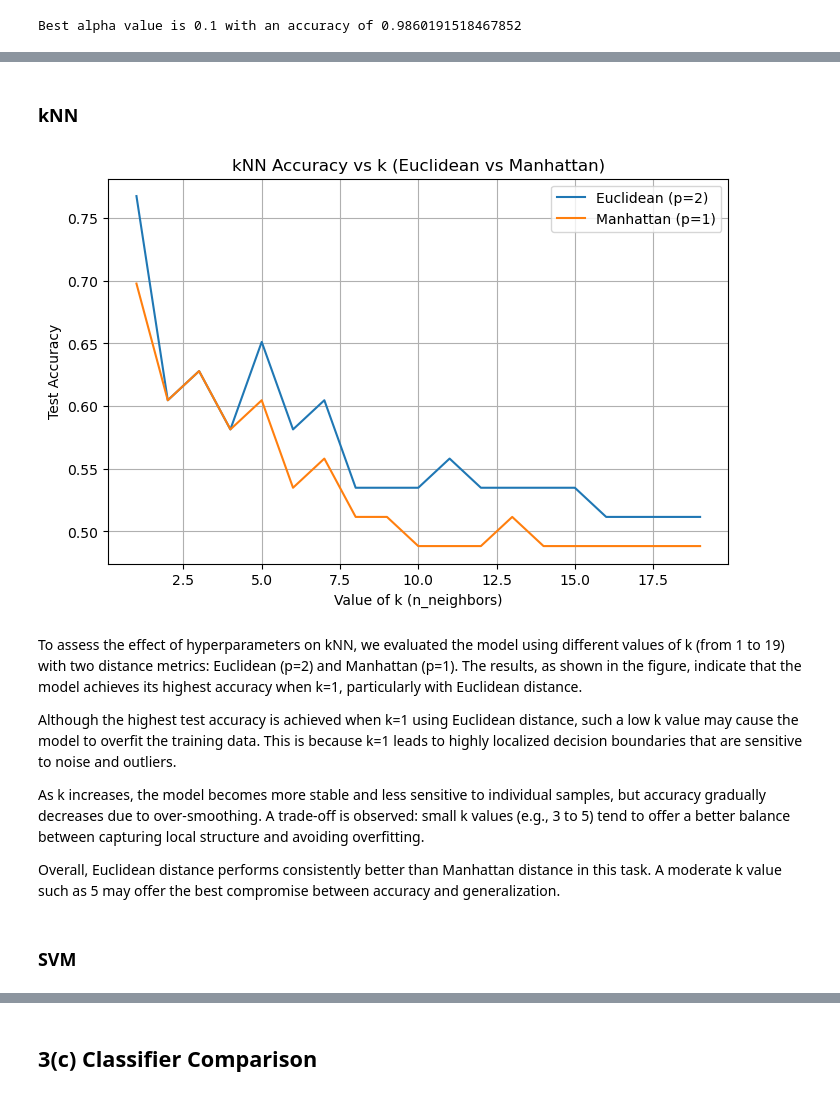
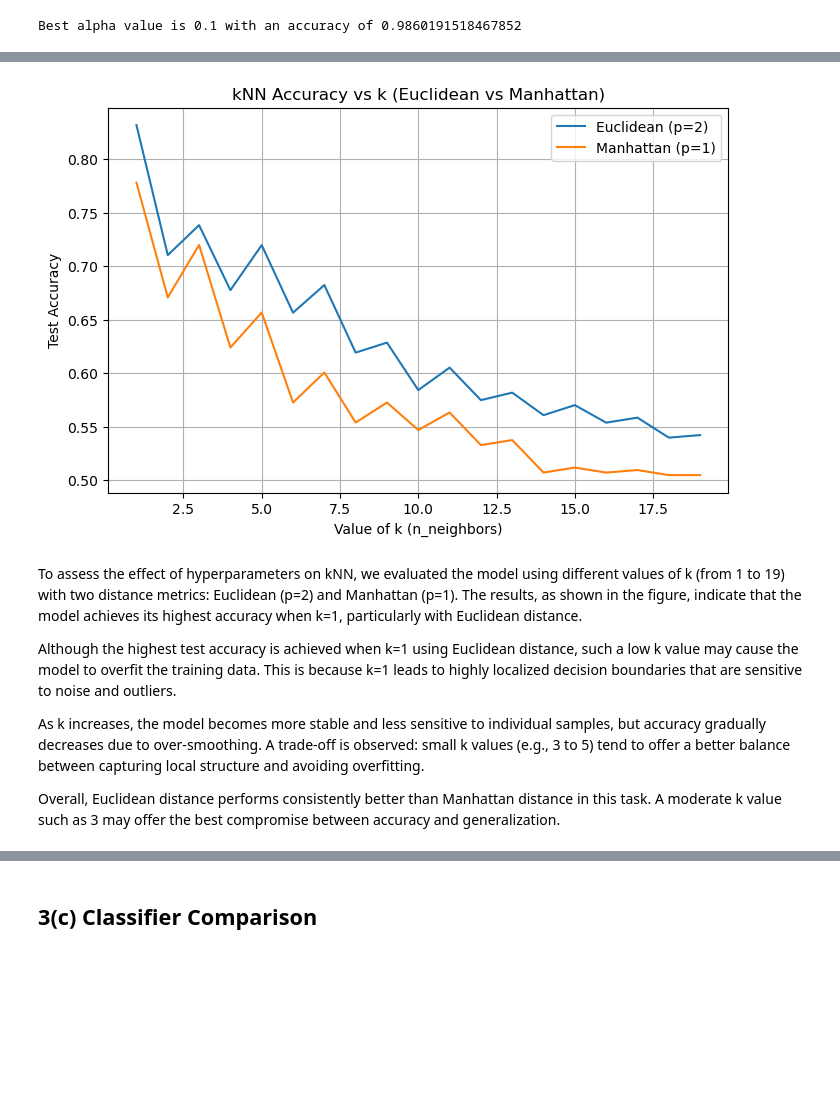
Before and after one commit to eand640/361assignment3, a Jupyter notebook: 361assignment3.ipynb, the cells around one changed output, grey strips where cells are left out. Drawn from its saved outputs; the diff is of its cells as text; code cells hidden in the pictures; blank space fills up the shorter version.

```diff
--- a/361assignment3.ipynb
+++ b/361assignment3.ipynb
@@ -135,12 +131,10 @@ The list of the top 20 words that maximise the P(Xw = 1|Y = y)/P(Xw = 1|Y != y)
 # %%
 #kNN code goes here
 
-# y = df['Category']
-# knn_classifier = KNeighborsClassifier(n_neighbors=3)
-# knn_classifier.fit(X, y)
+y = df['Category']
 
 # Using k = 5 and Manhattan distance
-knn = KNeighborsClassifier(n_neighbors=5, metric='manhattan', p=1)
+knn = KNeighborsClassifier(n_neighbors=5, metric='minkowski', p=1)
 
 # Fit
 knn.fit(X, y)
@@ -439,34 +390,30 @@ The hyperparameter alpha is used in Laplace smoothing, it controls how sensitive
-# %% [markdown]
-### kNN
 # %%
-# KNN
+# knn 3b
+
 k_range = range(1, 20)
-acc_euclidean = []
-acc_manhattan = []
+cv_scores_euclidean = []
+cv_scores_manhattan = []
 
 for k in k_range:
-
     knn_eu = KNeighborsClassifier(n_neighbors=k, metric='minkowski', p=2)
-    knn_eu.fit(X_train, y_train)
-    y_pred_eu = knn_eu.predict(X_test)
-    acc_euclidean.append(accuracy_score(y_test, y_pred_eu))
+    scores_eu = cross_val_score(knn_eu, X, y, cv=5, scoring='accuracy')
+    cv_scores_euclidean.append(np.mean(scores_eu))
 
     knn_man = KNeighborsClassifier(n_neighbors=k, metric='minkowski', p=1)
-    knn_man.fit(X_train, y_train)
-    y_pred_man = knn_man.predict(X_test)
-    acc_manhattan.append(accuracy_score(y_test, y_pred_man))
+    scores_man = cross_val_score(knn_man, X, y, cv=5, scoring='accuracy')
+    cv_scores_manhattan.append(np.mean(scores_man))
 
 plt.figure(figsize=(8,5))
-plt.plot(k_range, acc_euclidean, label='Euclidean (p=2)')
-plt.plot(k_range, acc_manhattan, label='Manhattan (p=1)')
+plt.plot(k_range, cv_scores_euclidean, label='Euclidean (p=2)')
+plt.plot(k_range, cv_scores_manhattan, label='Manhattan (p=1)')
 plt.xlabel("Value of k (n_neighbors)")
 plt.ylabel("Test Accuracy")
 plt.title("kNN Accuracy vs k (Euclidean vs Manhattan)")
 plt.legend()
 plt.grid(True)
 plt.show()
 # %% [output]
-[figure, old version]
+[figure, new version]
 # %% [markdown]
 To assess the effect of hyperparameters on kNN, we evaluated the model using different values of k (from 1 to 19) with two distance metrics: Euclidean (p=2) and Manhattan (p=1). The results, as shown in the figure, indicate that the model achieves its highest accuracy when k=1, particularly with Euclidean distance.
 
@@ -474,6 +421,4 @@ Although the highest test accuracy is achieved when k=1 using Euclidean distance
 
 As k increases, the model becomes more stable and less sensitive to individual samples, but accuracy gradually decreases due to over-smoothing. A trade-off is observed: small k values (e.g., 3 to 5) tend to offer a better balance between capturing local structure and avoiding overfitting.
 
-Overall, Euclidean distance performs consistently better than Manhattan distance in this task. A moderate k value such as 5 may offer the best compromise between accuracy and generalization.
+Overall, Euclidean distance performs consistently better than Manhattan distance in this task. A moderate k value such as 3 may offer the best compromise between accuracy and generalization.
-# %% [markdown]
-### SVM
```
Also changed, not shown: parts of 36 cells of this notebook.
